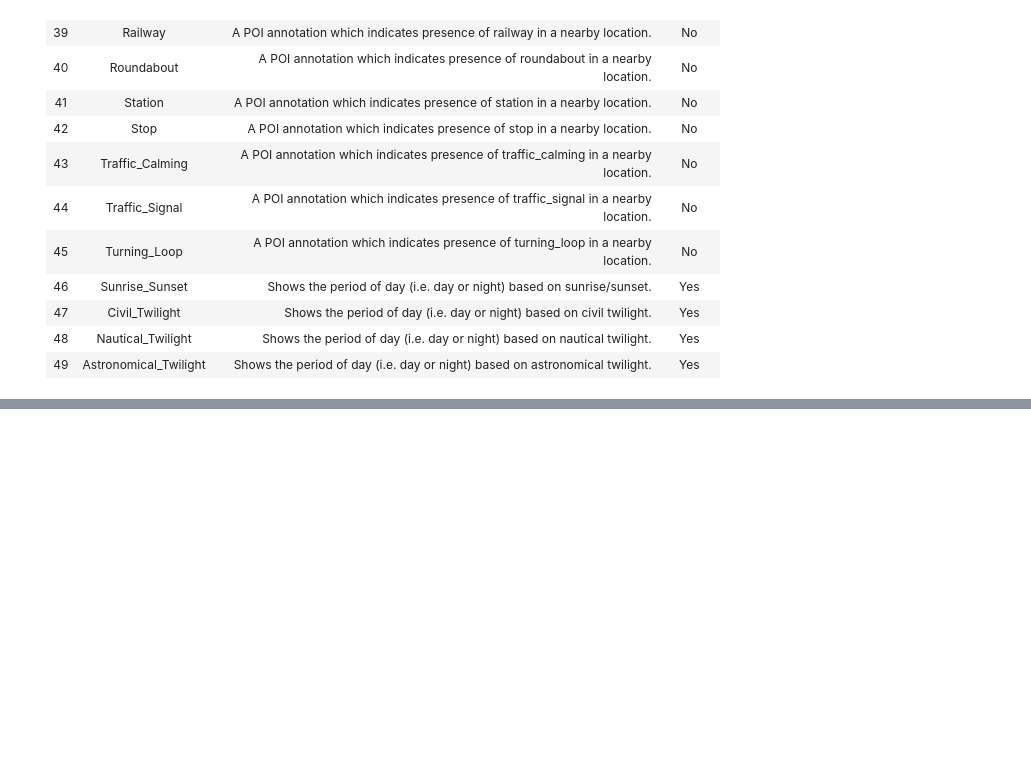
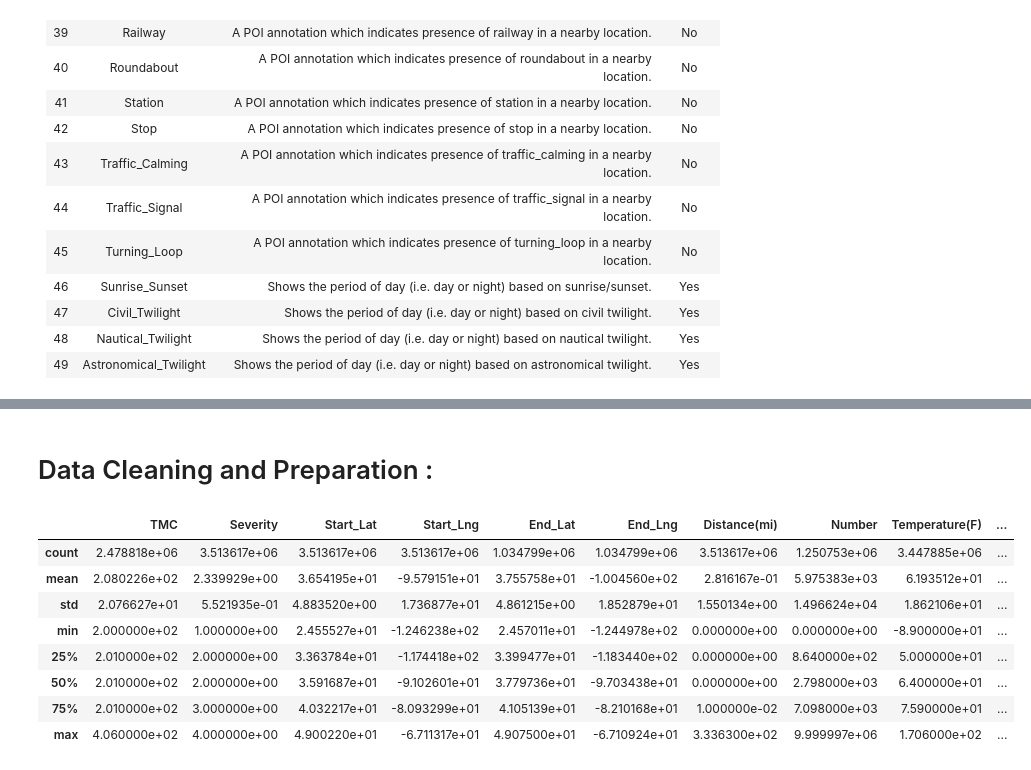
Before and after one commit to AmirthaRajan/Coursera_Capstone, a Jupyter notebook: notebook.ipynb, the cells around one changed output, grey strips where cells are left out. Cells and saved outputs as stored; diff of their text form; code cells hidden in the pictures; blank space fills up the shorter version.

```diff
--- a/notebook.ipynb
+++ b/notebook.ipynb
@@ -359,0 +379,14 @@
+# %% [markdown]
+# Data Cleaning and Preparation :
+# %%
+df.describe()
+# %% [output]
+|  | TMC | Severity | Start_Lat | Start_Lng | End_Lat | End_Lng | Distance(mi) | Number | Temperature(F) | ... |
+| count | 2.478818e+06 | 3.513617e+06 | 3.513617e+06 | 3.513617e+06 | 1.034799e+06 | 1.034799e+06 | 3.513617e+06 | 1.250753e+06 | 3.447885e+06 | ... |
+| mean | 2.080226e+02 | 2.339929e+00 | 3.654195e+01 | -9.579151e+01 | 3.755758e+01 | -1.004560e+02 | 2.816167e-01 | 5.975383e+03 | 6.193512e+01 | ... |
+| std | 2.076627e+01 | 5.521935e-01 | 4.883520e+00 | 1.736877e+01 | 4.861215e+00 | 1.852879e+01 | 1.550134e+00 | 1.496624e+04 | 1.862106e+01 | ... |
+| min | 2.000000e+02 | 1.000000e+00 | 2.455527e+01 | -1.246238e+02 | 2.457011e+01 | -1.244978e+02 | 0.000000e+00 | 0.000000e+00 | -8.900000e+01 | ... |
+| 25% | 2.010000e+02 | 2.000000e+00 | 3.363784e+01 | -1.174418e+02 | 3.399477e+01 | -1.183440e+02 | 0.000000e+00 | 8.640000e+02 | 5.000000e+01 | ... |
+| 50% | 2.010000e+02 | 2.000000e+00 | 3.591687e+01 | -9.102601e+01 | 3.779736e+01 | -9.703438e+01 | 0.000000e+00 | 2.798000e+03 | 6.400000e+01 | ... |
+| 75% | 2.010000e+02 | 3.000000e+00 | 4.032217e+01 | -8.093299e+01 | 4.105139e+01 | -8.210168e+01 | 1.000000e-02 | 7.098000e+03 | 7.590000e+01 | ... |
+| max | 4.060000e+02 | 4.000000e+00 | 4.900220e+01 | -6.711317e+01 | 4.907500e+01 | -6.710924e+01 | 3.336300e+02 | 9.999997e+06 | 1.706000e+02 | ... |
```
Also changed, not shown: parts of 16 cells of this notebook.
